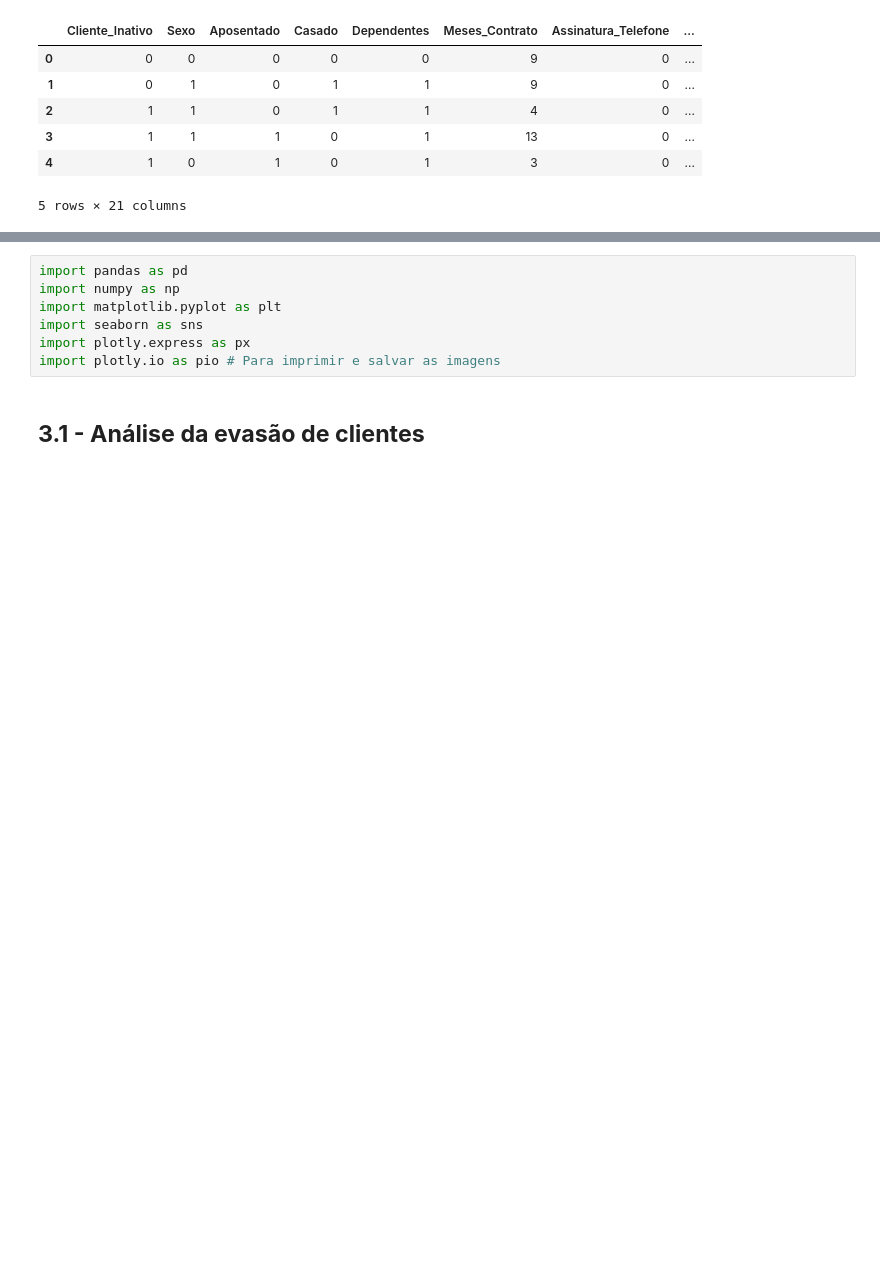
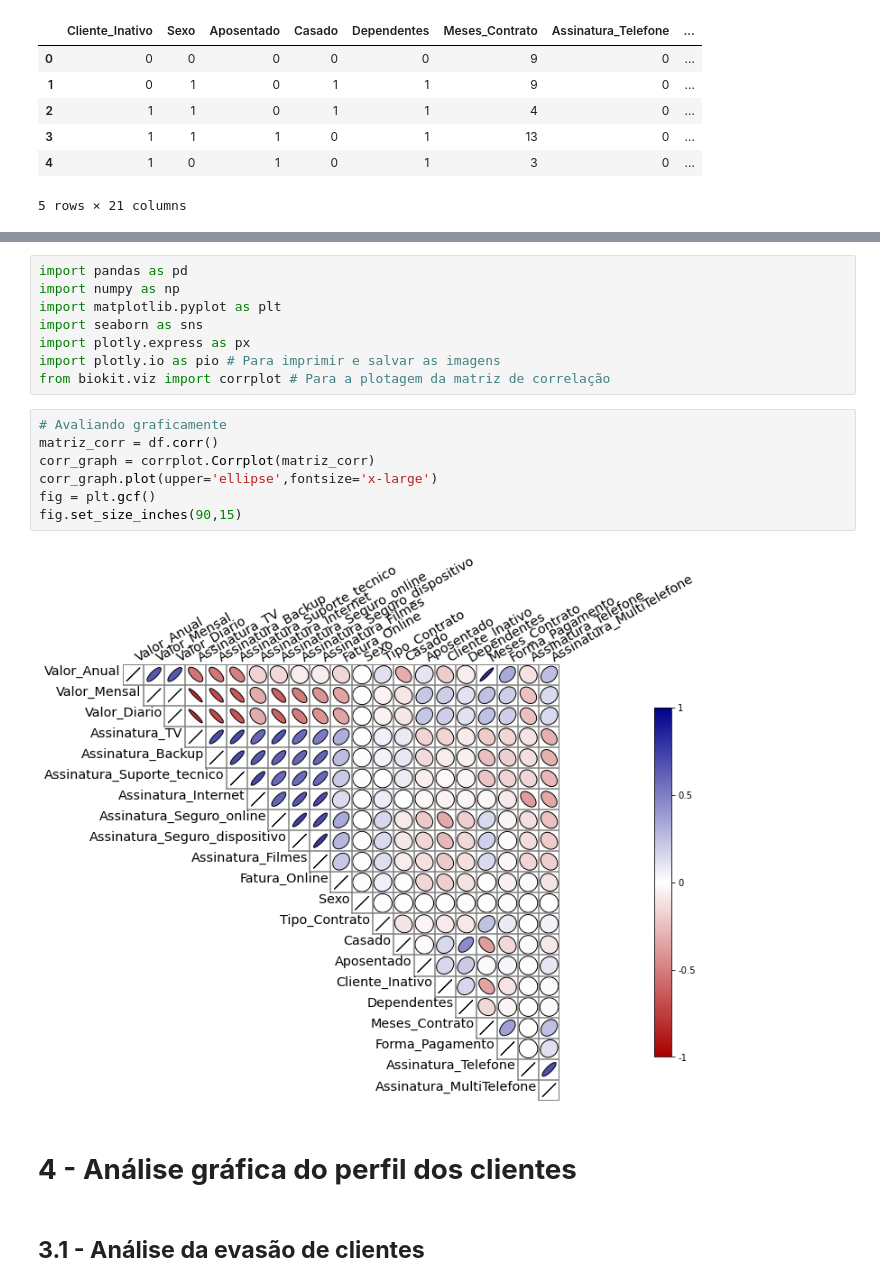
Before and after one commit to goto-95/Challenge_DataScience_AluraVoz, a Jupyter notebook: Challenge_DS_Alura_Semana02.ipynb, the cells around one changed output, grey strips where cells are left out. Cells and saved outputs as stored; diff of their text form; blank space fills up the shorter version.

Commit message:
Inserção de textos e análises - pt1

```diff
--- a/Challenge_DS_Alura_Semana02.ipynb
+++ b/Challenge_DS_Alura_Semana02.ipynb
@@ -44,6 +58,18 @@ import matplotlib.pyplot as plt
 import seaborn as sns
 import plotly.express as px
 import plotly.io as pio # Para imprimir e salvar as imagens
+from biokit.viz import corrplot # Para a plotagem da matriz de correlação
+# %%
+# Avaliando graficamente
+matriz_corr = df.corr()
+corr_graph = corrplot.Corrplot(matriz_corr)
+corr_graph.plot(upper='ellipse',fontsize='x-large')
+fig = plt.gcf()
+fig.set_size_inches(90,15)
+# %% [output]
+[figure, added]
+# %% [markdown]
+# **4 - Análise gráfica do perfil dos clientes**
 # %% [markdown]
 ## **3.1 - Análise da evasão de clientes**
 # %%
```
Also changed, not shown: parts of 14 cells of this notebook.
